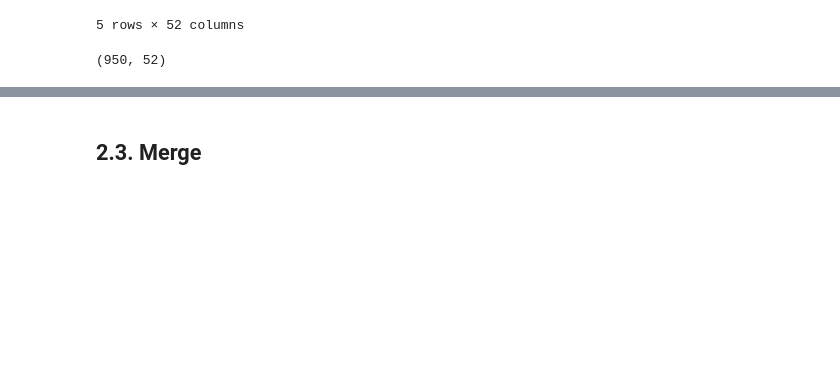
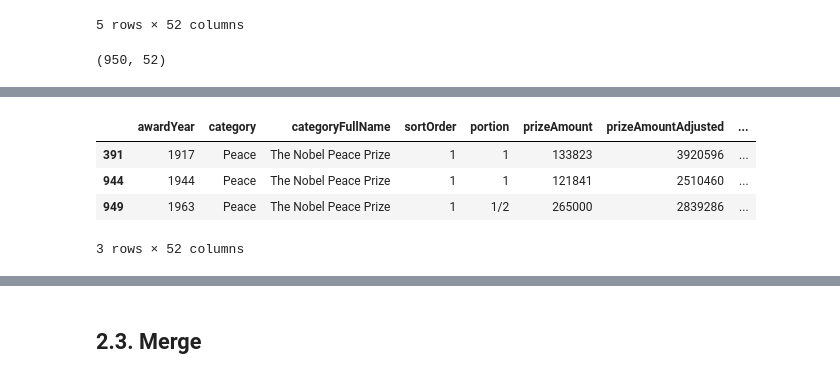
Before and after one commit to iryna-savchuk/DV_project, a Jupyter notebook: Nobel_Prizes_Data.ipynb, the cells around one changed output, grey strips where cells are left out. Saved outputs shown, nothing was run; the diff lists cells and outputs as text; code cells hidden in the pictures; blank space fills up the shorter version.

```diff
--- a/Nobel_Prizes_Data.ipynb
+++ b/Nobel_Prizes_Data.ipynb
@@ -84,0 +167,8 @@ prize_amount_df.shape
+# %%
+prize_amount_df[prize_amount_df['id'] == 482 ]
+# %% [output]
+|  | awardYear | category | categoryFullName | sortOrder | portion | prizeAmount | prizeAmountAdjusted | ... |
+| 391 | 1917 | Peace | The Nobel Peace Prize | 1 | 1 | 133823 | 3920596 | ... |
+| 944 | 1944 | Peace | The Nobel Peace Prize | 1 | 1 | 121841 | 2510460 | ... |
+| 949 | 1963 | Peace | The Nobel Peace Prize | 1 | 1/2 | 265000 | 2839286 | ... |
+3 rows × 52 columns
```
Also changed, not shown: parts of 31 cells of this notebook, 1 other file.
